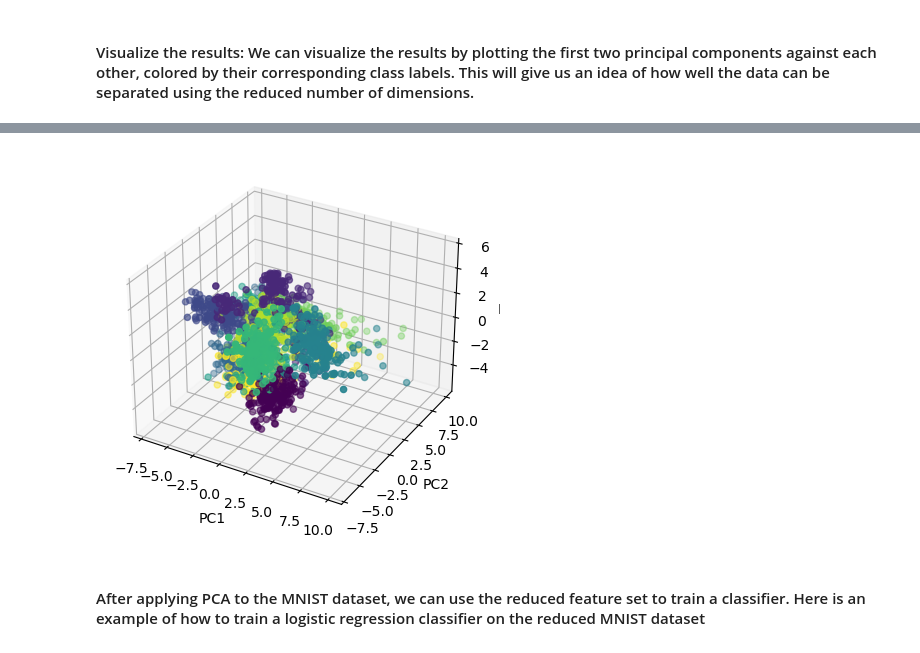
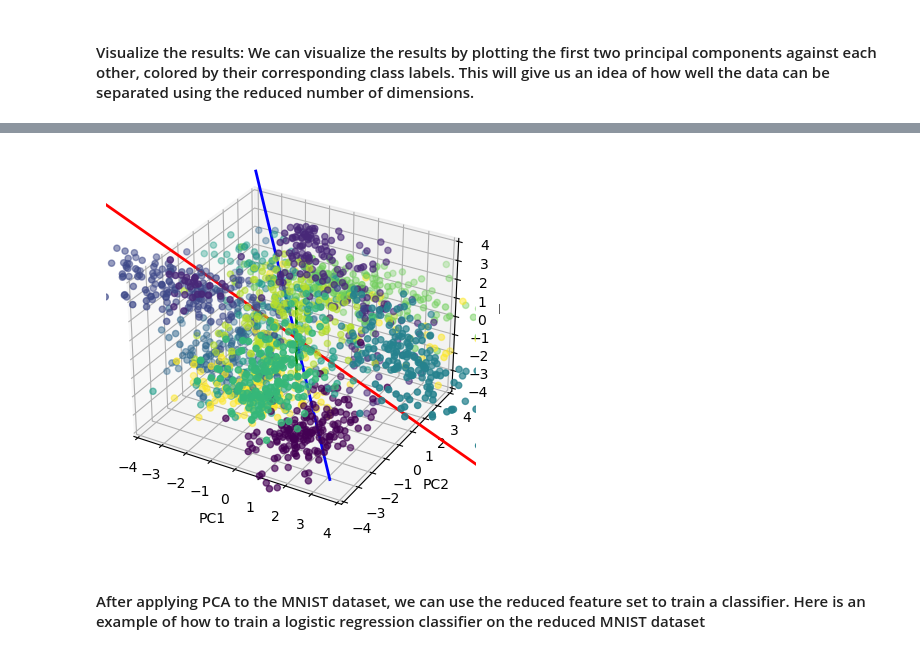
Before and after one commit to williamasesoftware/Computational_linear_algebra, a Jupyter notebook: main_MNIST.ipynb, the cells around one changed output, grey strips where cells are left out. Cells and saved outputs as stored; diff of their text form; code cells hidden in the pictures.

```diff
--- a/main_MNIST.ipynb
+++ b/main_MNIST.ipynb
@@ -152,15 +178,31 @@ plt.show()
-# %%
-# 3 first principal components
-
-fig = plt.figure()
-ax = fig.add_subplot(111, projection='3d')
-ax.scatter(data_pca[:, 0], data_pca[:, 1], data_pca[:, 2], c=Ground_truth, cmap='viridis')
-ax.set_xlabel('PC1')
-ax.set_ylabel('PC2')
-ax.set_zlabel('PC3')
-plt.show()
-# %% [output]
-[figure, removed]
+# %%
+# 3 first principal components
+
+fig = plt.figure()
+ax = fig.add_subplot(111, projection='3d')
+ax.scatter(data_pca[:, 0], data_pca[:, 1], data_pca[:, 2], c=Ground_truth, cmap='viridis')
+ax.set_xlabel('PC1')
+ax.set_ylabel('PC2')
+ax.set_zlabel('PC3')
+
+# Limit plot
+ax.set_xlim(-4, 4)
+ax.set_ylim(-4, 4)
+ax.set_zlim(-4, 4)
+
+# Add eigenvalues for the 3 first principal components
+max_range = np.max(np.abs(data_pca))
+line1 = eigenvectors[0, 1] / eigenvectors[0, 0] * max_range
+line2 = eigenvectors[1, 1] / eigenvectors[1, 0] * max_range
+line3 = eigenvectors[2, 1] / eigenvectors[2, 0] * max_range
+
+# Draw the lines
+ax.plot([-line1, line1], [-max_range, max_range], [0, 0], color='r', linewidth=2)
+ax.plot([0, 0], [-line2, line2], [-max_range, max_range], color='b', linewidth=2)
+ax.plot([0, 0], [0, 0], [-line3, line3], color='g', linewidth=2)
+plt.show()
+# %% [output]
+[figure, added]
 # %% [markdown]
 #### After applying PCA to the MNIST dataset, we can use the reduced feature set to train a classifier. Here is an example of how to train a logistic regression classifier on the reduced MNIST dataset
 # %%
```
Also changed, not shown: parts of 3 cells of this notebook.
